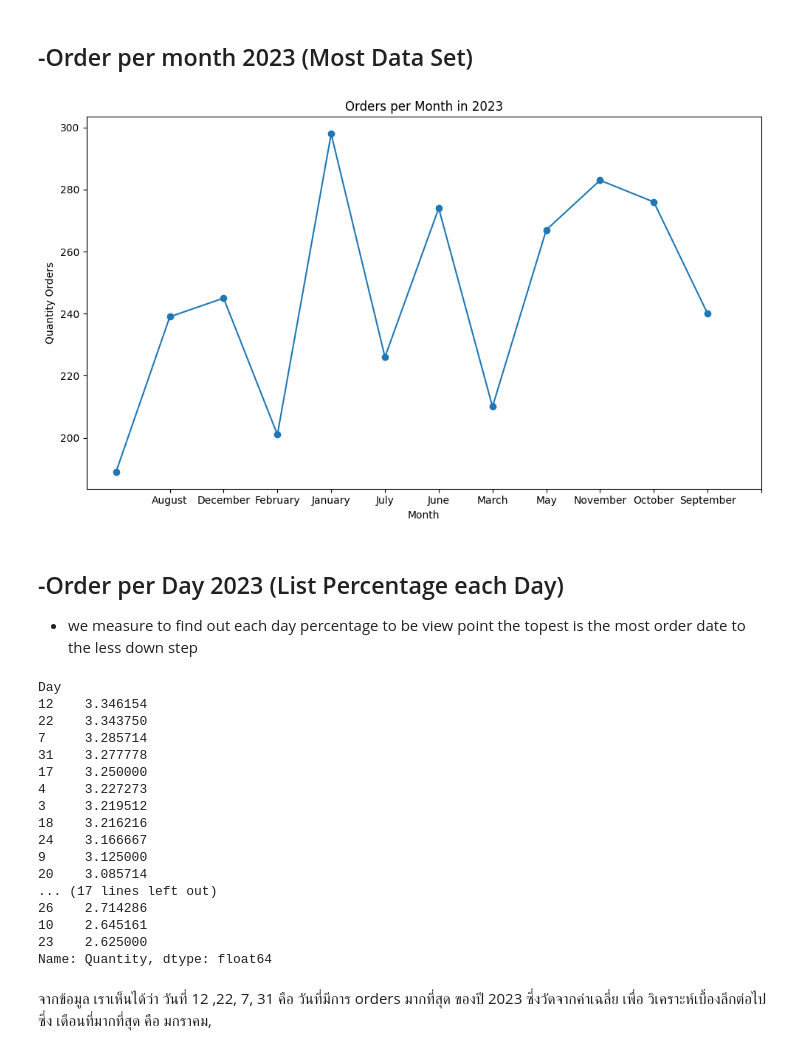
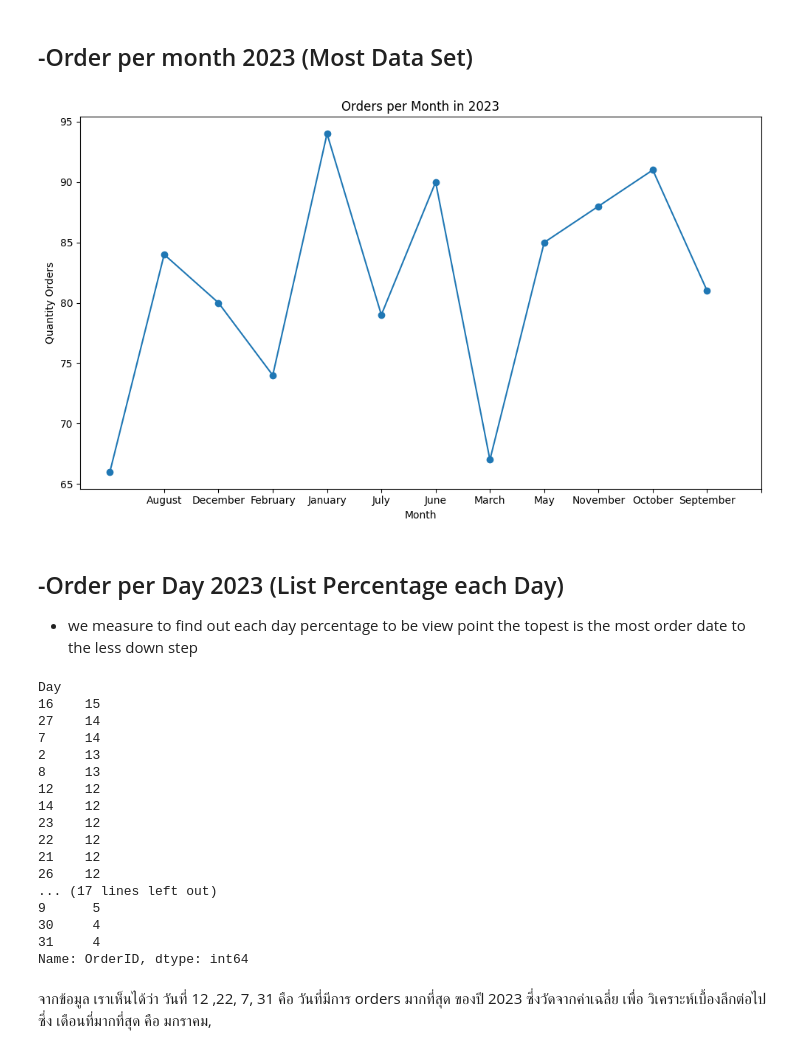
Before and after one commit to ppts2545/E-commerce-Sales-and-Customer-Insights-Dataset, a Jupyter notebook: notebooks/04_eda_order.ipynb, the cells around one changed output. Saved outputs shown, nothing was run; the diff lists cells and outputs as text; code cells hidden in the pictures.

```diff
--- a/notebooks/04_eda_order.ipynb
+++ b/notebooks/04_eda_order.ipynb
@@ -11,53 +11,53 @@ df = pd.read_csv("../data/clean/clean_data.csv")
 # %%
 orders_2023 = (
     df[df["Year"] == 2023]
-    .groupby("Month_name")["Quantity"]
-    .sum()
+    .groupby("Month_name")["OrderID"]
+    .nunique()
 )
 
 
 plt.figure(figsize=(10, 6))
 plt.plot(orders_2023.index, orders_2023.values, marker="o")
 
 plt.title("Orders per Month in 2023")
 plt.xlabel("Month")
 plt.ylabel("Quantity Orders")
 plt.xticks(range(1,13))
 plt.tight_layout()
 plt.show()
 # %% [output]
-[figure, old version]
+[figure, new version]
 # %% [markdown]
 ## -Order per Day 2023 (List Percentage each Day)
 
 - we measure to find out each day percentage to be view point the topest is the most order date to the less down step
 # %%
 daily_mean_2023 = (
-    df_2023
-    .groupby("Day")["Quantity"]
-    .mean()
+    df[(df["Year"] == 2023) & (df["Shipping Status"] == "Delivered")]
+    .groupby("Day")["OrderID"]
+    .nunique()
     .sort_values(ascending=False)
 )
 
 print(daily_mean_2023)
 # %% [output]
 Day
-12    3.346154
-22    3.343750
-7     3.285714
-31    3.277778
-17    3.250000
-4     3.227273
-3     3.219512
-18    3.216216
-24    3.166667
-9     3.125000
-20    3.085714
+16    15
+27    14
+7     14
+2     13
+8     13
+12    12
+14    12
+23    12
+22    12
+21    12
+26    12
 ... (17 lines left out)
-26    2.714286
-10    2.645161
-23    2.625000
-Name: Quantity, dtype: float64
+9      5
+30     4
+31     4
+Name: OrderID, dtype: int64
 # %% [markdown]
 จากข้อมูล เราเห็นได้ว่า วันที่ 12 ,22, 7, 31 คือ วันที่มีการ orders มากที่สุด ของปี 2023 ซึ่งวัดจากค่าเฉลี่ย  เพื่อ วิเคราะห์เบื้องลึกต่อไป ซึ่ง เดือนที่มากที่สุด คือ มกราคม,
 # %% [markdown]
```
